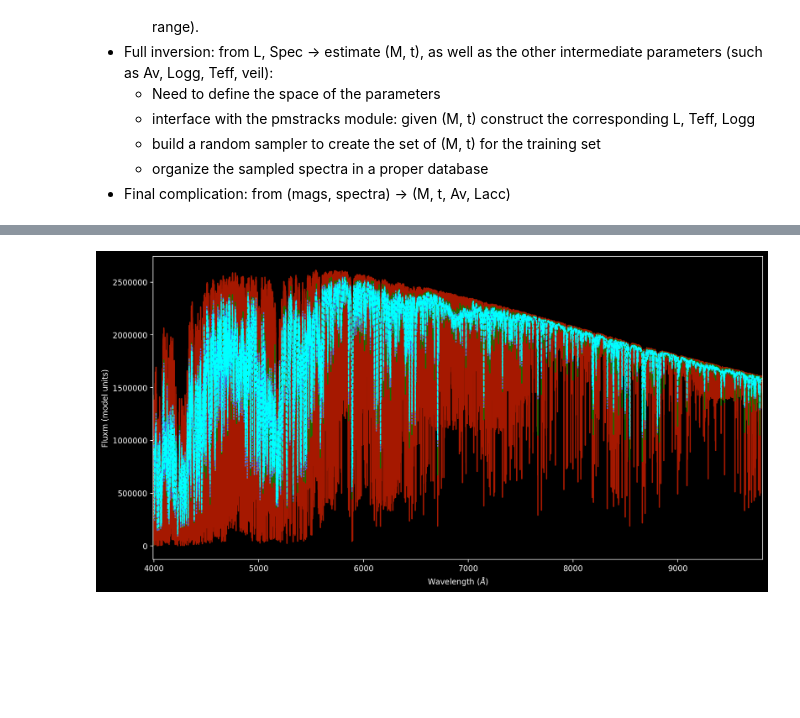
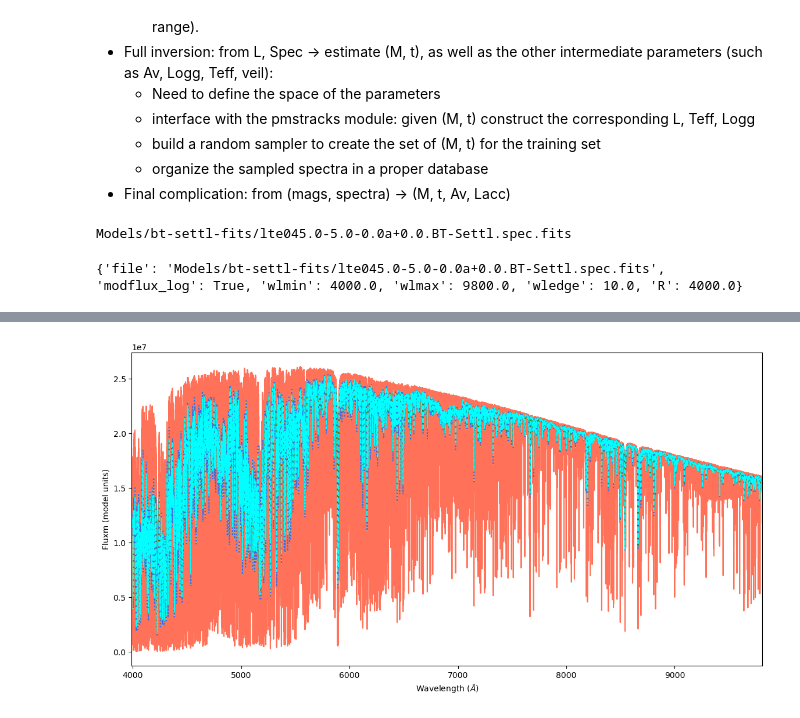
Before and after one commit to ltesti/SynthOptSpec, a Jupyter notebook: example/TestOptSpec.ipynb, the cells around one changed output, grey strips where cells are left out. Cells and saved outputs as stored; diff of their text form; code cells hidden in the pictures; blank space fills up the shorter version.

```diff
--- a/example/TestOptSpec.ipynb
+++ b/example/TestOptSpec.ipynb
@@ -37,33 +38,39 @@ def get_spec_file(teff):
     elif teff<10000.:
         teffstr = '0'+teffstr
     Z = '0'
-    LogG = '5'
+    LogG = '5.0'
     specfile = 'bt-settl/lte'+teffstr+'-'+LogG+'-'+Z+'a+0.0.BT-NextGen.7.dat.txt'
     #specfile = 'testdata/test.dat.txt'
     return specfile
 
 #R=4000.
 
-specfile = get_spec_file(myteff)
+specfile, modflux_log = sos.get_spec_file(myteff,'5.0',oldgrid=True)#model='Settl-fits')
 
 testpar = {
     'file' : specfile,
+    'modflux_log' : modflux_log,
     'wlmin' : 4000.,
     'wlmax' : 9800.,
     'wledge' : 10.,
     'R' : 4000.
 }
 #print(testpar['file'])
-testpar['file'] = '../testdata/test.dat.txt'
+#testpar['file'] = '../testdata/test.dat.txt'
+# %%
+print(testpar['file'])
+# %% [output]
+Models/bt-settl-fits/lte045.0-5.0-0.0a+0.0.BT-Settl.spec.fits
 # %%
 
 # define spectrum reading the file
 test = SynSpec(testpar)
 # smooth to a resolution R
-test.smoothspec(testpar['R'])
+test.smoothspec(R=testpar['R'], muse_res_manual=False)
 # resample
 wlres = np.arange(4000.,9800.,1.3)
 test.resample(wlres,smoothed=True)
 # plot the result
 test.plotspec(smoothed=True, resampled=True, showedge=True)
 # %% [output]
+{'file': 'Models/bt-settl-fits/lte045.0-5.0-0.0a+0.0.BT-Settl.spec.fits', 'modflux_log': True, 'wlmin': 4000.0, 'wlmax': 9800.0, 'wledge': 10.0, 'R': 4000.0}
@@ -70,2 +79,2 @@ test.plotspec(smoothed=True, resampled=True, showedge=True)
-[figure, old version]
+[figure, new version]
 # %%
```
Also changed, not shown: parts of 6 cells of this notebook, 3 other files.
